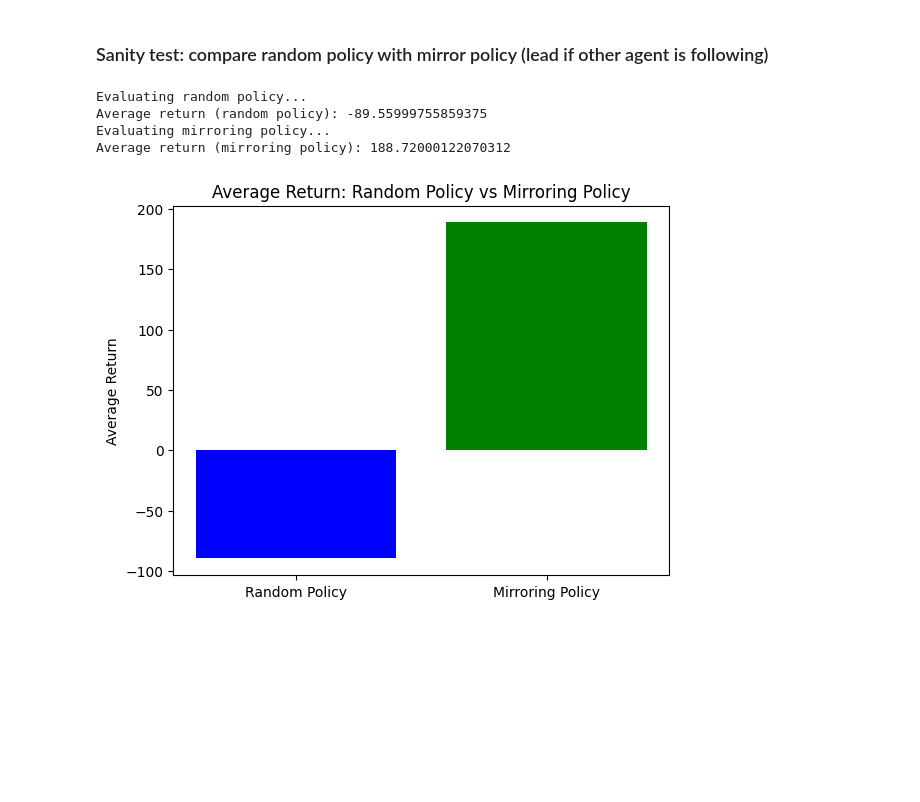
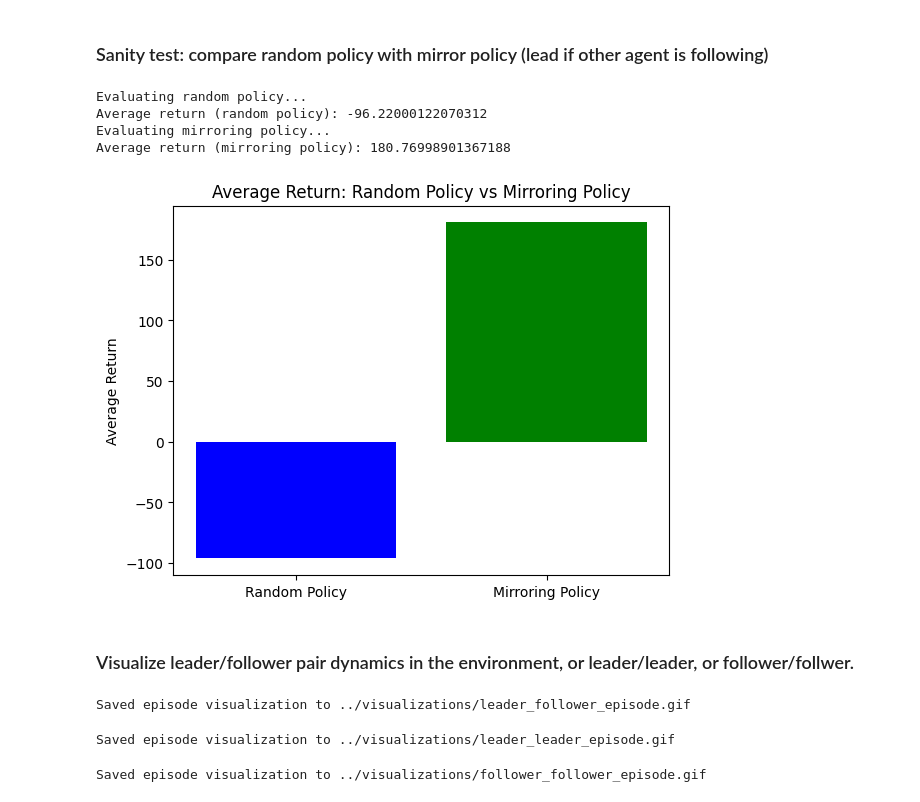
Before and after one commit to pqz317/tasks_and_others, a Jupyter notebook: notebooks/test_coop_foraging_fixed_other.ipynb, the cells around one changed output. Drawn from its saved outputs; the diff is of its cells as text; code cells hidden in the pictures; blank space fills up the shorter version.

```diff
--- a/notebooks/test_coop_foraging_fixed_other.ipynb
+++ b/notebooks/test_coop_foraging_fixed_other.ipynb
@@ -24,6 +31,7 @@ config = {
         "check_held_out": False,
         "partial_obs": False,
         "incentivize_strat": 2,
+        "size": 8,
     },
     "SEED": 0,
 }
@@ -33,7 +41,7 @@ def gen_heldout(env):
     def gen_held_out_toycoop(runner_state, unused):
         (i,) = runner_state
         key = jax.random.key(i)
-        state = env.env.custom_reset_fn(key, random_reset=True)
+        state = env.custom_reset_fn(key, random_reset=True)
         res = (state.agent_pos, state.goal_pos, state.other_goal_pos)
         carry = (i+1,)
         return carry, res
@@ -42,9 +50,9 @@ def gen_heldout(env):
     ho_agent_pos, ho_goal_pos, ho_other_goal_pos = res
 
     # Set the held-out states in the environment
-    env.env.held_out_agent_pos = ho_agent_pos
-    env.env.held_out_goal_pos = ho_goal_pos
-    env.env.held_out_other_goal_pos = ho_other_goal_pos
+    env.held_out_agent_pos = ho_agent_pos
+    env.held_out_goal_pos = ho_goal_pos
+    env.held_out_other_goal_pos = ho_other_goal_pos
     return env
 
 # Create the CoopForagingFixedOther environment
@@ -161,12 +169,12 @@ def evaluate_policy(env, num_envs, num_steps, policy_fn):
         next_obs, next_state, rewards, dones, infos = jax.vmap(env.step)(rng_step, state, actions)
 
         # Accumulate rewards
-        total_rewards += rewards
+        total_rewards += rewards["agent_0"]  # Assuming we're only interested in the trainable agent's rewards
 
         # Reset environments where done
         reset_rngs = jax.random.split(step_rng, num_envs)
         next_obs, next_state = jax.lax.cond(
-            dones.any(),
+            dones["agent_0"].any(),
             lambda _: jax.vmap(env.reset)(reset_rngs),
             lambda _: (next_obs, next_state),
             operand=None
@@ -185,7 +193,7 @@ def evaluate_policy(env, num_envs, num_steps, policy_fn):
 # Define the random policy
 def random_policy(obs, state, rng):
     rng, action_rng = jax.random.split(rng)
-    return {"agent_0": jax.random.randint(action_rng, (obs.shape[0],), 0, env.num_actions)}
+    return {"agent_0": jax.random.randint(action_rng, (obs["agent_0"].shape[0],), 0, env.num_actions)}
 
 # Define the mirroring policy
 def mirroring_policy(obs, state, rng):
@@ -196,39 +204,41 @@ def mirroring_policy(obs, state, rng):
         # Use jax.lax.cond for JAX-compatible control flow
         return jax.lax.cond(
             (fixed_agent_type == 0) | (fixed_agent_type == 1),  # Condition: fixed agent is a leader
-            lambda _: follower_action(state.coop_env_state, agent_idx=0),     # True branch: trainable agent becomes a follower
-            lambda _: leader_action(state.coop_env_state, goal_idx=0, agent_idx=0),  # False branch: trainable agent becomes a leader
+            lambda _: follower_action(state, agent_idx=0),     # True branch: trainable agent becomes a follower
+            lambda _: leader_action(state, goal_idx=0, agent_idx=0),  # False branch: trainable agent becomes a leader
             operand=None
         )
 
     return {"agent_0": jax.vmap(mirror_action)(state)}
 
 # Run the evaluation
 num_envs = 100
 num_steps = 100
 
 env = make_env()
 env = gen_heldout(env)
 
 print("Evaluating random policy...")
 random_policy_return = evaluate_policy(env, num_envs, num_steps, random_policy)
 print(f"Average return (random policy): {random_policy_return}")
 
 print("Evaluating mirroring policy...")
 mirroring_policy_return = evaluate_policy(env, num_envs, num_steps, mirroring_policy)
 print(f"Average return (mirroring policy): {mirroring_policy_return}")
 
 # Plot the results
 policies = ["Random Policy", "Mirroring Policy"]
 returns = [random_policy_return, mirroring_policy_return]
 
 plt.bar(policies, returns, color=["blue", "green"])
 plt.ylabel("Average Return")
 plt.title("Average Return: Random Policy vs Mirroring Policy")
 plt.show()
 # %% [output]
 Evaluating random policy...
-Average return (random policy): -89.55999755859375
+Average return (random policy): -96.22000122070312
 Evaluating mirroring policy...
-Average return (mirroring policy): 188.72000122070312
+Average return (mirroring policy): 180.76998901367188
-[figure, old version]
+[figure, new version]
+# %% [markdown]
+### Visualize leader/follower pair dynamics in the environment, or leader/leader, or follower/follwer.
@@ -234,0 +312,42 @@ Average return (mirroring policy): 188.72000122070312
+# %%
+# Create the environment
+env = make_coop_env()
+env = gen_coop_heldout(env)
+agent_0_func = lambda s: leader_action(s, goal_idx=0, agent_idx=0)
+agent_1_func = lambda s: follower_action(s, agent_idx=1)
+# Visualize an episode
+frames = run_episode(env, num_steps=50, agent_0_func=agent_0_func, agent_1_func=agent_1_func)
+# Save the episode as a GIF
+gif_path = "../visualizations/leader_follower_episode.gif"
+imageio.mimsave(gif_path, frames, fps=5)
+print(f"Saved episode visualization to {gif_path}")
+# %% [output]
+Saved episode visualization to ../visualizations/leader_follower_episode.gif
+# %%
+# Create the environment
+env = make_coop_env()
+env = gen_coop_heldout(env)
+agent_0_func = lambda s: leader_action(s, goal_idx=0, agent_idx=0)
+agent_1_func = lambda s: leader_action(s, goal_idx=1, agent_idx=1)
+# Visualize an episode
+frames = run_episode(env, num_steps=50, agent_0_func=agent_0_func, agent_1_func=agent_1_func)
+# Save the episode as a GIF
+gif_path = "../visualizations/leader_leader_episode.gif"
+imageio.mimsave(gif_path, frames, fps=5)
+print(f"Saved episode visualization to {gif_path}")
+# %% [output]
+Saved episode visualization to ../visualizations/leader_leader_episode.gif
+# %%
+# Create the environment
+env = make_coop_env()
+env = gen_coop_heldout(env)
+agent_0_func = lambda s: follower_action(s, agent_idx=0)
+agent_1_func = lambda s: follower_action(s, agent_idx=1)
+# Visualize an episode
+frames = run_episode(env, num_steps=50, agent_0_func=agent_0_func, agent_1_func=agent_1_func)
+# Save the episode as a GIF
+gif_path = "../visualizations/follower_follower_episode.gif"
+imageio.mimsave(gif_path, frames, fps=5)
+print(f"Saved episode visualization to {gif_path}")
+# %% [output]
+Saved episode visualization to ../visualizations/follower_follower_episode.gif
```
Also changed, not shown: parts of 3 cells of this notebook, 27 other files.
